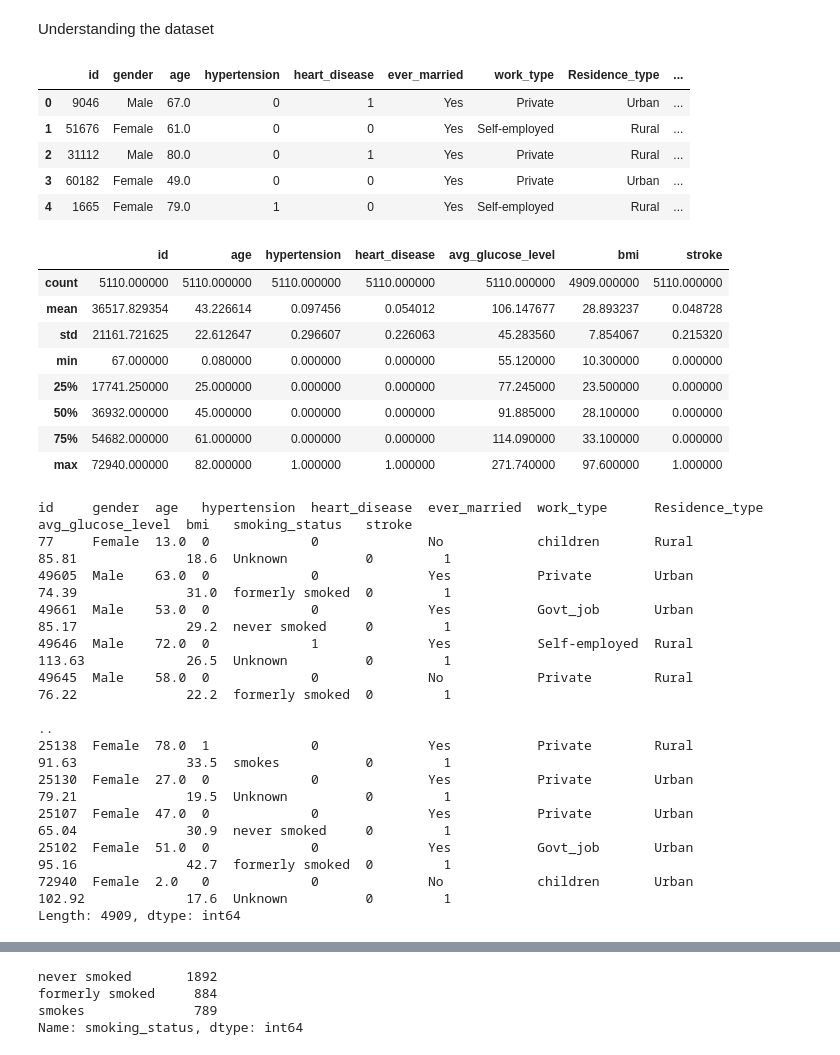
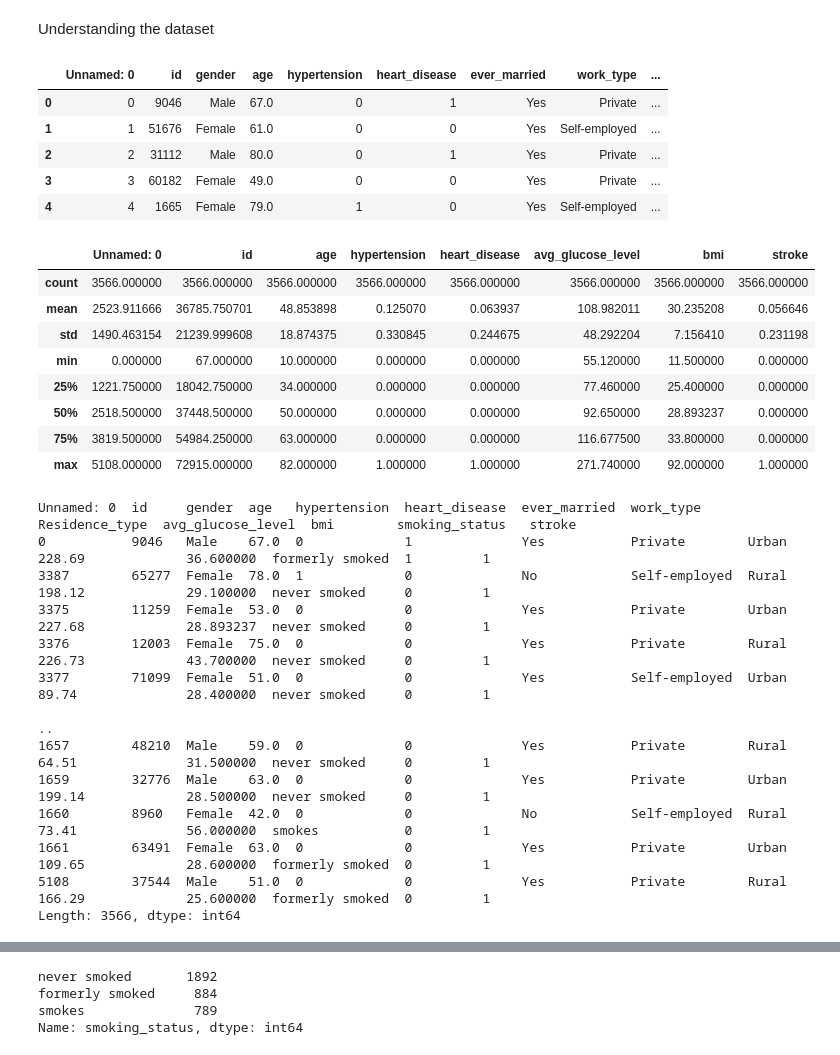
Before and after one commit to Jwarner1027/stroke_prediction, a Jupyter notebook: scripts/exploratory.ipynb, the cells around one changed output, grey strips where cells are left out. Cells and saved outputs as stored; diff of their text form; code cells hidden in the pictures.

Commit message:
data cleaning notebook and ML progress

```diff
--- a/scripts/exploratory.ipynb
+++ b/scripts/exploratory.ipynb
@@ -16,46 +16,46 @@ from imblearn.over_sampling import  SMOTE
 from imblearn.under_sampling import RandomUnderSampler
 # %%
 #Read in csv
-file_path = '..\data\healthcare-dataset-stroke-data.csv'
+file_path = '..\data\cleaned_stroke_dataset.csv'
 
 stroke_df = pd.read_csv(file_path)
 
 stroke_df.head()
 # %% [output]
-|  | id | gender | age | hypertension | heart_disease | ever_married | work_type | Residence_type | ... |
-| 0 | 9046 | Male | 67.0 | 0 | 1 | Yes | Private | Urban | ... |
-| 1 | 51676 | Female | 61.0 | 0 | 0 | Yes | Self-employed | Rural | ... |
-| 2 | 31112 | Male | 80.0 | 0 | 1 | Yes | Private | Rural | ... |
-| 3 | 60182 | Female | 49.0 | 0 | 0 | Yes | Private | Urban | ... |
-| 4 | 1665 | Female | 79.0 | 1 | 0 | Yes | Self-employed | Rural | ... |
+|  | Unnamed: 0 | id | gender | age | hypertension | heart_disease | ever_married | work_type | ... |
+| 0 | 0 | 9046 | Male | 67.0 | 0 | 1 | Yes | Private | ... |
+| 1 | 1 | 51676 | Female | 61.0 | 0 | 0 | Yes | Self-employed | ... |
+| 2 | 2 | 31112 | Male | 80.0 | 0 | 1 | Yes | Private | ... |
+| 3 | 3 | 60182 | Female | 49.0 | 0 | 0 | Yes | Private | ... |
+| 4 | 4 | 1665 | Female | 79.0 | 1 | 0 | Yes | Self-employed | ... |
 # %%
 stroke_df.describe()
 # %% [output]
-|  | id | age | hypertension | heart_disease | avg_glucose_level | bmi | stroke |
-| count | 5110.000000 | 5110.000000 | 5110.000000 | 5110.000000 | 5110.000000 | 4909.000000 | 5110.000000 |
-| mean | 36517.829354 | 43.226614 | 0.097456 | 0.054012 | 106.147677 | 28.893237 | 0.048728 |
-| std | 21161.721625 | 22.612647 | 0.296607 | 0.226063 | 45.283560 | 7.854067 | 0.215320 |
-| min | 67.000000 | 0.080000 | 0.000000 | 0.000000 | 55.120000 | 10.300000 | 0.000000 |
-| 25% | 17741.250000 | 25.000000 | 0.000000 | 0.000000 | 77.245000 | 23.500000 | 0.000000 |
-| 50% | 36932.000000 | 45.000000 | 0.000000 | 0.000000 | 91.885000 | 28.100000 | 0.000000 |
-| 75% | 54682.000000 | 61.000000 | 0.000000 | 0.000000 | 114.090000 | 33.100000 | 0.000000 |
-| max | 72940.000000 | 82.000000 | 1.000000 | 1.000000 | 271.740000 | 97.600000 | 1.000000 |
+|  | Unnamed: 0 | id | age | hypertension | heart_disease | avg_glucose_level | bmi | stroke |
+| count | 3566.000000 | 3566.000000 | 3566.000000 | 3566.000000 | 3566.000000 | 3566.000000 | 3566.000000 | 3566.000000 |
+| mean | 2523.911666 | 36785.750701 | 48.853898 | 0.125070 | 0.063937 | 108.982011 | 30.235208 | 0.056646 |
+| std | 1490.463154 | 21239.999608 | 18.874375 | 0.330845 | 0.244675 | 48.292204 | 7.156410 | 0.231198 |
+| min | 0.000000 | 67.000000 | 10.000000 | 0.000000 | 0.000000 | 55.120000 | 11.500000 | 0.000000 |
+| 25% | 1221.750000 | 18042.750000 | 34.000000 | 0.000000 | 0.000000 | 77.460000 | 25.400000 | 0.000000 |
+| 50% | 2518.500000 | 37448.500000 | 50.000000 | 0.000000 | 0.000000 | 92.650000 | 28.893237 | 0.000000 |
+| 75% | 3819.500000 | 54984.250000 | 63.000000 | 0.000000 | 0.000000 | 116.677500 | 33.800000 | 0.000000 |
+| max | 5108.000000 | 72915.000000 | 82.000000 | 1.000000 | 1.000000 | 271.740000 | 92.000000 | 1.000000 |
 # %%
 stroke_df.value_counts()
 # %% [output]
-id     gender  age   hypertension  heart_disease  ever_married  work_type      Residence_type  avg_glucose_level  bmi   smoking_status   stroke
-77     Female  13.0  0             0              No            children       Rural           85.81              18.6  Unknown          0         1
-49605  Male    63.0  0             0              Yes           Private        Urban           74.39              31.0  formerly smoked  0         1
-49661  Male    53.0  0             0              Yes           Govt_job       Urban           85.17              29.2  never smoked     0         1
-49646  Male    72.0  0             1              Yes           Self-employed  Rural           113.63             26.5  Unknown          0         1
-49645  Male    58.0  0             0              No            Private        Rural           76.22              22.2  formerly smoked  0         1
-                                                                                                                                                  ..
-25138  Female  78.0  1             0              Yes           Private        Rural           91.63              33.5  smokes           0         1
-25130  Female  27.0  0             0              Yes           Private        Urban           79.21              19.5  Unknown          0         1
-25107  Female  47.0  0             0              Yes           Private        Urban           65.04              30.9  never smoked     0         1
-25102  Female  51.0  0             0              Yes           Govt_job       Urban           95.16              42.7  formerly smoked  0         1
-72940  Female  2.0   0             0              No            children       Urban           102.92             17.6  Unknown          0         1
-Length: 4909, dtype: int64
+Unnamed: 0  id     gender  age   hypertension  heart_disease  ever_married  work_type      Residence_type  avg_glucose_level  bmi        smoking_status   stroke
+0           9046   Male    67.0  0             1              Yes           Private        Urban           228.69             36.600000  formerly smoked  1         1
+3387        65277  Female  78.0  1             0              No            Self-employed  Rural           198.12             29.100000  never smoked     0         1
+3375        11259  Female  53.0  0             0              Yes           Private        Urban           227.68             28.893237  never smoked     0         1
+3376        12003  Female  75.0  0             0              Yes           Private        Rural           226.73             43.700000  never smoked     0         1
+3377        71099  Female  51.0  0             0              Yes           Self-employed  Urban           89.74              28.400000  never smoked     0         1
+                                                                                                                                                                   ..
+1657        48210  Male    59.0  0             0              Yes           Private        Rural           64.51              31.500000  never smoked     0         1
+1659        32776  Male    63.0  0             0              Yes           Private        Urban           199.14             28.500000  never smoked     0         1
+1660        8960   Female  42.0  0             0              No            Self-employed  Rural           73.41              56.000000  smokes           0         1
+1661        63491  Female  63.0  0             0              Yes           Private        Urban           109.65             28.600000  formerly smoked  0         1
+5108        37544  Male    51.0  0             0              Yes           Private        Rural           166.29             25.600000  formerly smoked  0         1
+Length: 3566, dtype: int64
 # %%
 stroke_df.info()
 ###5110 total rows, missing some in bmi
```
Also changed, not shown: parts of 22 cells of this notebook, 2 other files.
